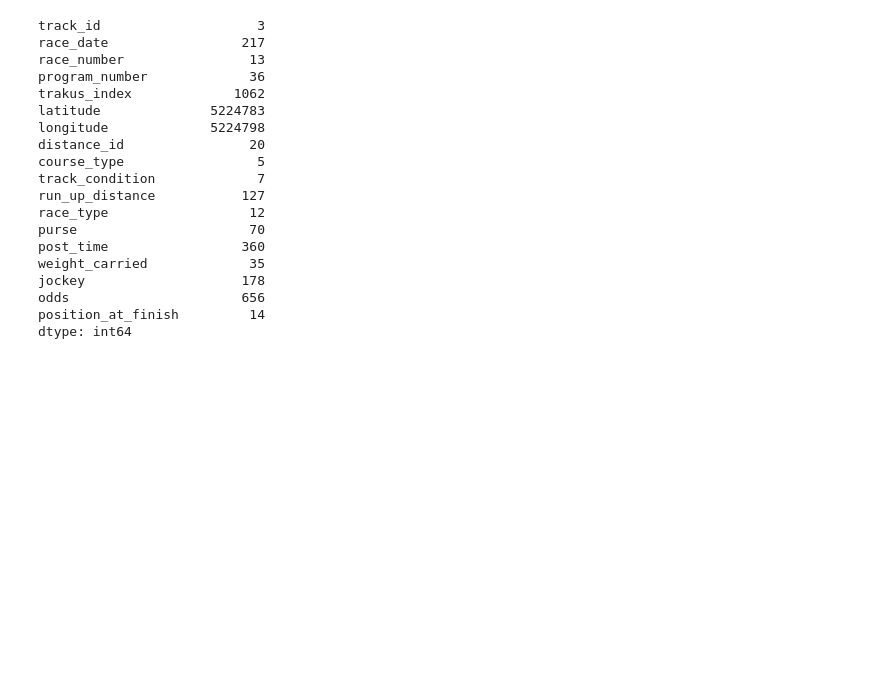
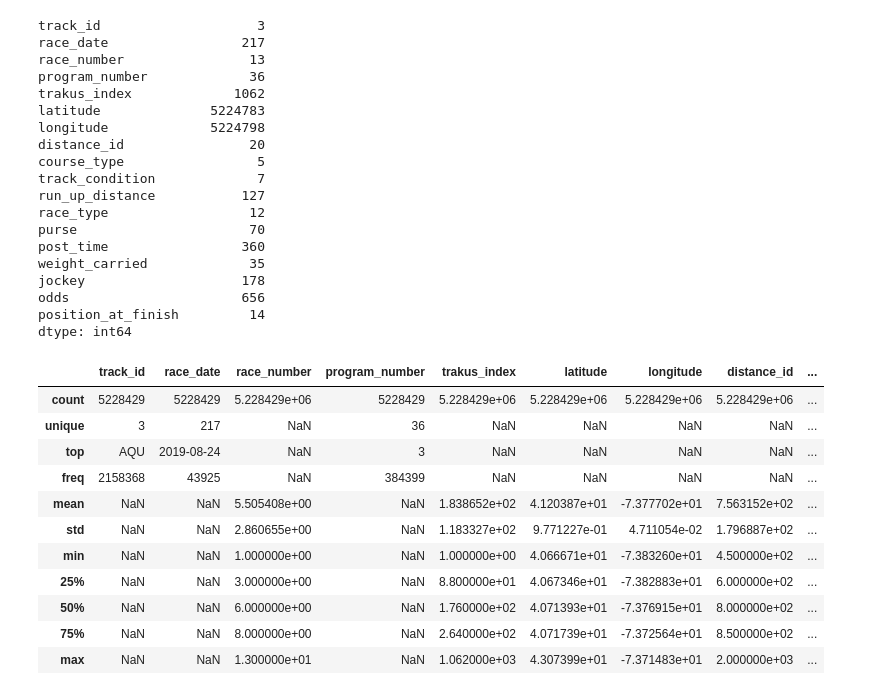
Before and after one commit to chaitsugale/big_data_derby, a Jupyter notebook: big-data-derby.ipynb, the cells around one changed output. Saved outputs shown, nothing was run; the diff lists cells and outputs as text; code cells hidden in the pictures; blank space fills up the shorter version.

```diff
--- a/big-data-derby.ipynb
+++ b/big-data-derby.ipynb
@@ -162,3 +166,18 @@ jockey                    178
 odds                      656
 position_at_finish         14
 dtype: int64
+# %%
+nyra_complete.describe(include='all')
+# %% [output]
+|  | track_id | race_date | race_number | program_number | trakus_index | latitude | longitude | distance_id | ... |
+| count | 5228429 | 5228429 | 5.228429e+06 | 5228429 | 5.228429e+06 | 5.228429e+06 | 5.228429e+06 | 5.228429e+06 | ... |
+| unique | 3 | 217 | NaN | 36 | NaN | NaN | NaN | NaN | ... |
+| top | AQU | 2019-08-24 | NaN | 3 | NaN | NaN | NaN | NaN | ... |
+| freq | 2158368 | 43925 | NaN | 384399 | NaN | NaN | NaN | NaN | ... |
+| mean | NaN | NaN | 5.505408e+00 | NaN | 1.838652e+02 | 4.120387e+01 | -7.377702e+01 | 7.563152e+02 | ... |
+| std | NaN | NaN | 2.860655e+00 | NaN | 1.183327e+02 | 9.771227e-01 | 4.711054e-02 | 1.796887e+02 | ... |
+| min | NaN | NaN | 1.000000e+00 | NaN | 1.000000e+00 | 4.066671e+01 | -7.383260e+01 | 4.500000e+02 | ... |
+| 25% | NaN | NaN | 3.000000e+00 | NaN | 8.800000e+01 | 4.067346e+01 | -7.382883e+01 | 6.000000e+02 | ... |
+| 50% | NaN | NaN | 6.000000e+00 | NaN | 1.760000e+02 | 4.071393e+01 | -7.376915e+01 | 8.000000e+02 | ... |
+| 75% | NaN | NaN | 8.000000e+00 | NaN | 2.640000e+02 | 4.071739e+01 | -7.372564e+01 | 8.500000e+02 | ... |
+| max | NaN | NaN | 1.300000e+01 | NaN | 1.062000e+03 | 4.307399e+01 | -7.371483e+01 | 2.000000e+03 | ... |
```
Also changed, not shown: parts of 11 cells of this notebook.
